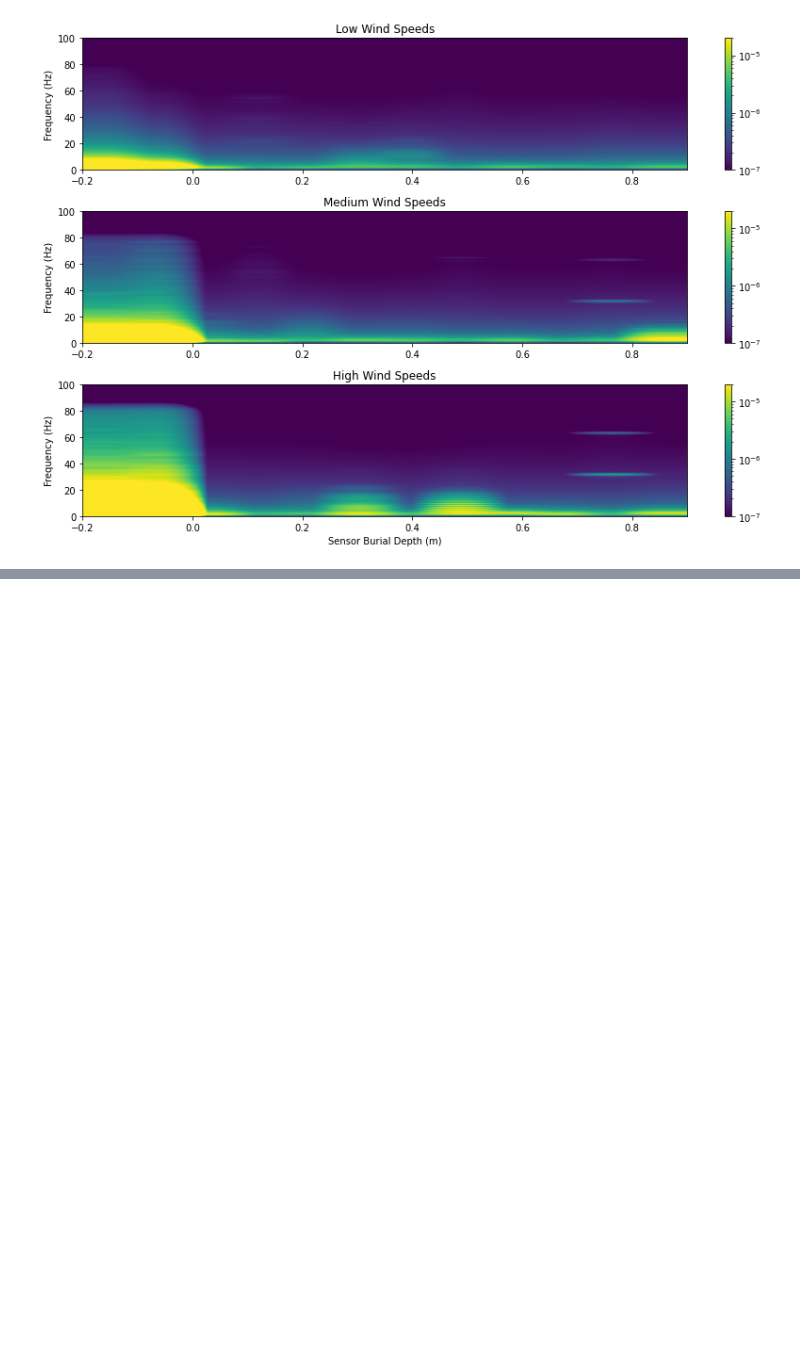
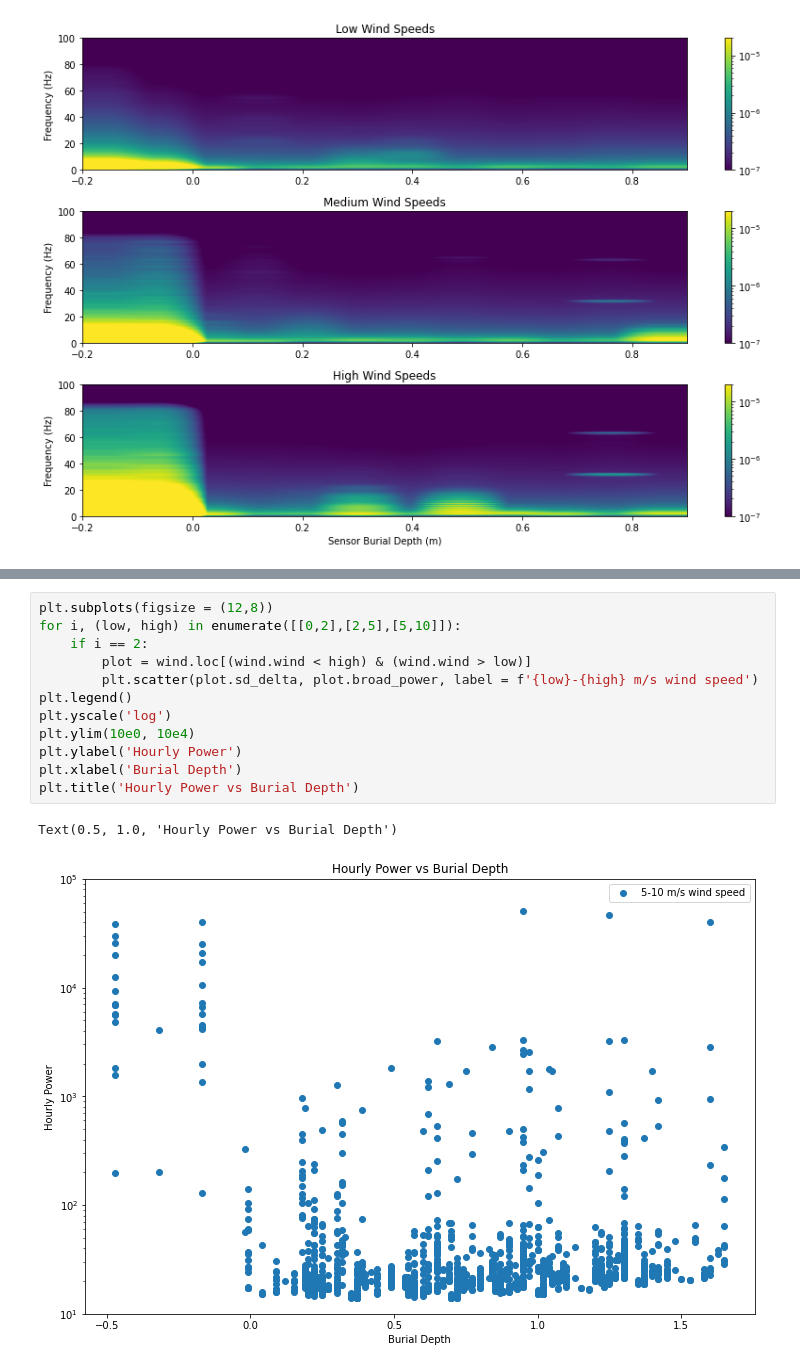
Before and after one commit to ZachHoppinen/infrasound-snow-attenuation, a Jupyter notebook: src/wind_analysis/wind_vis.ipynb, the cells around one changed output, grey strips where cells are left out. Cells and saved outputs as stored; diff of their text form; blank space fills up the shorter version.

```diff
--- a/src/wind_analysis/wind_vis.ipynb
+++ b/src/wind_analysis/wind_vis.ipynb
@@ -110,0 +136,15 @@ plt.tight_layout()
+# %%
+plt.subplots(figsize = (12,8))
+for i, (low, high) in enumerate([[0,2],[2,5],[5,10]]):
+    if i == 2:
+        plot = wind.loc[(wind.wind < high) & (wind.wind > low)]
+        plt.scatter(plot.sd_delta, plot.broad_power, label = f'{low}-{high} m/s wind speed')
+plt.legend()
+plt.yscale('log')
+plt.ylim(10e0, 10e4)
+plt.ylabel('Hourly Power')
+plt.xlabel('Burial Depth')
+plt.title('Hourly Power vs Burial Depth')
+# %% [output]
+Text(0.5, 1.0, 'Hourly Power vs Burial Depth')
+[figure, added]
```
Also changed, not shown: parts of 5 cells of this notebook, 4 other files.
